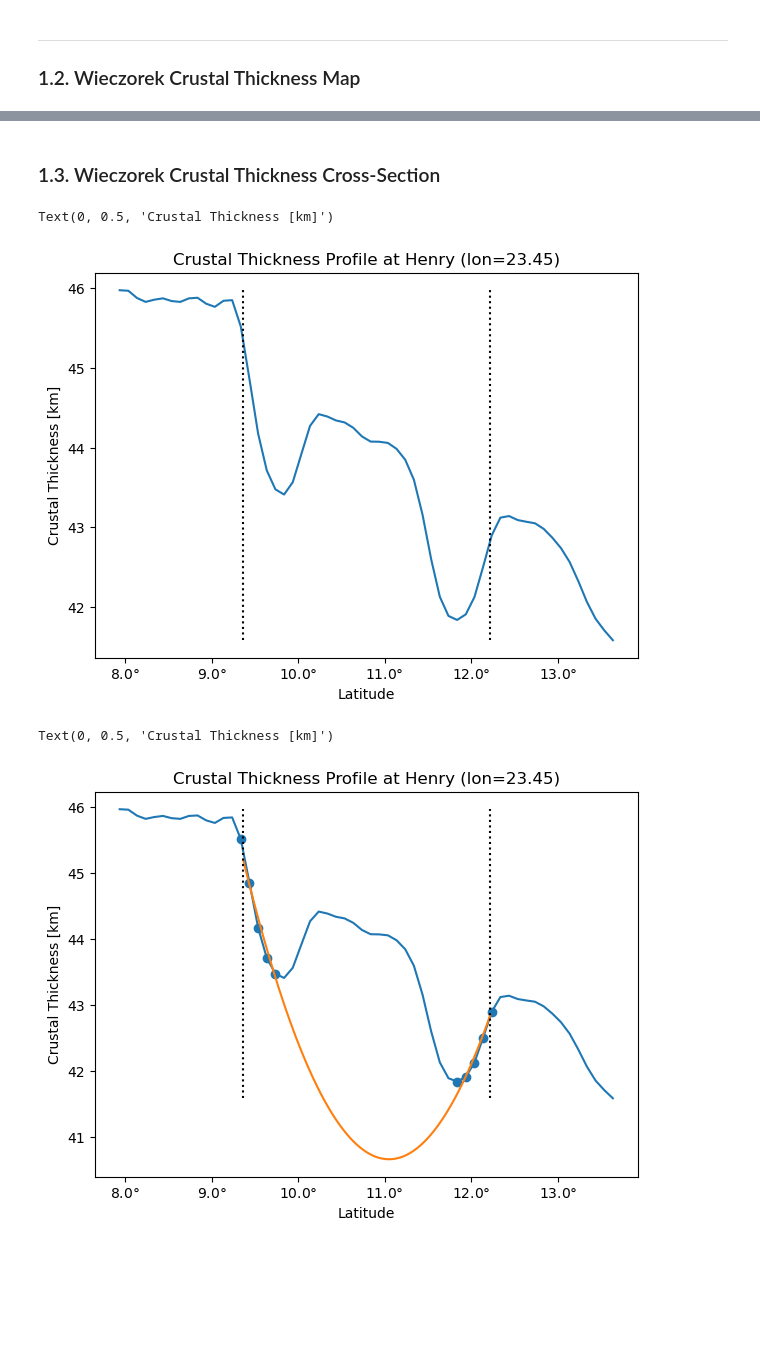
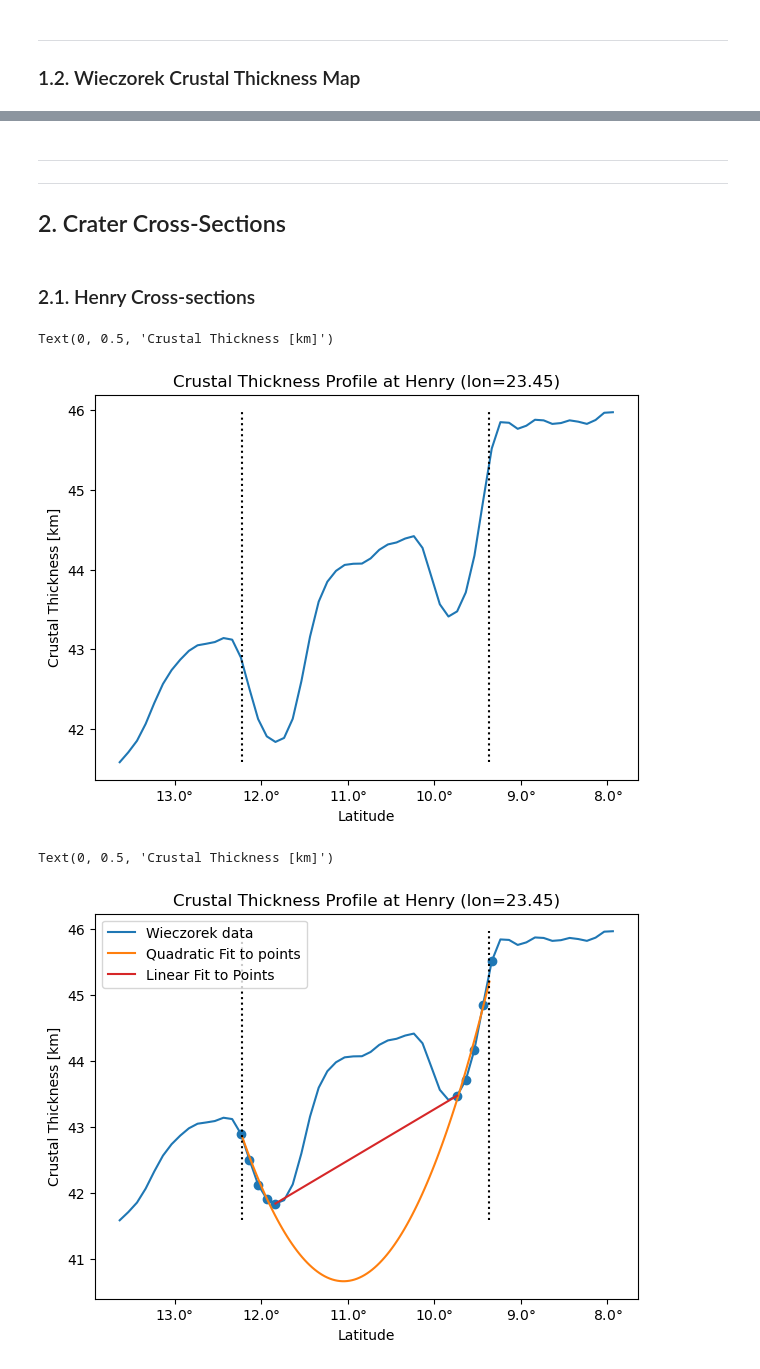
Before and after one commit to Humboldt-Penguin/Mars-Magnetics-Research, a Jupyter notebook: code/05_mag_src_map/src/main/henry_cr_thick.ipynb, the cells around one changed output, grey strips where cells are left out. Saved outputs shown, nothing was run; the diff lists cells and outputs as text; code cells hidden in the pictures; blank space fills up the shorter version.

Commit message:
added interpolation + many plots

```diff
--- a/code/05_mag_src_map/src/main/henry_cr_thick.ipynb
+++ b/code/05_mag_src_map/src/main/henry_cr_thick.ipynb
@@ -107,5 +118,9 @@ plotCrater(crater_name, 1.3, 0.01)
-# %% [markdown]
-### 1.3. Wieczorek Crustal Thickness Cross-Section
+# %% [markdown]
+---
+---
+## 2. Crater Cross-Sections
+# %% [markdown]
+### 2.1. Henry Cross-sections
 # %%
 crater_name = 'Henry'
 scaling = 2
@@ -138,7 +153,7 @@ fig = plt.figure(figsize=(7,5))
 ax = plt.axes()
 lin = ax.plot(lat_range, dat)
 
-# ax.invert_xaxis()
+ax.invert_xaxis()
 
 ax.vlines(x=[crater_lat_bottom, crater_lat_top], ymin=np.amin(dat), ymax=np.amax(dat), colors='k', linestyles='dotted')
 
@@ -148,7 +163,7 @@ ax.xaxis.set_major_formatter('{x}$\degree$')
 ax.set_ylabel('Crustal Thickness [km]')
 # %% [output]
 Text(0, 0.5, 'Crustal Thickness [km]')
-[figure, old version]
+[figure, new version]
 # %%
 ''' Get cross-sectional data '''
 
@@ -184,9 +199,9 @@ dat = np.asarray(dat)
 
 ''' Isolate un-altered crater data + fit '''
 
+bounds = [9.25, 9.75, 11.8, 12.25]
 
-
-ind = np.where((9.25 < lat_range) & (lat_range < 9.75) | (11.8 < lat_range) & (lat_range < 12.25))
+ind = np.where((bounds[0] < lat_range) & (lat_range < bounds[1]) | (bounds[2] < lat_range) & (lat_range < bounds[3]))
 lat_range_crop = lat_range[ind]
 dat_crop = dat[ind]
 
@@ -196,35 +211,46 @@ dat_crop = dat[ind]
 from scipy.optimize import curve_fit
 
 def model_f(x,a,b,c):
     return a*(x-b)**2 + c
 
-popt, pcov = curve_fit(model_f, lat_range_crop, dat_crop, p0=[1,11,40])
+popt, pcov = curve_fit(model_f, lat_range_crop, dat_crop, p0=[1,11,45])
 
 a_opt, b_opt, c_opt = popt
 x_model = np.linspace(crater_lat_bottom, crater_lat_top, 100)
 y_model = model_f(x_model, a_opt, b_opt, c_opt)
 
 
 
 
 ''' Plot data and fit '''
 
 
 fig = plt.figure(figsize=(7,5))
 ax = plt.axes()
 
-lin_dat = ax.plot(lat_range, dat, color='C0')
-lin_fit = ax.plot(x_model, y_model, color='C1')
+lin_dat, = ax.plot(lat_range, dat, color='C0')
+lin_dat.set_label('Wieczorek data')
+
 scat_training = ax.scatter(lat_range_crop, dat_crop, color='C0')
 
-# ax.invert_xaxis()
+lin_quad_fit, = ax.plot(x_model, y_model, color='C1')
+lin_quad_fit.set_label('Quadratic Fit to points')
+
+left = np.abs(lat_range_crop-bounds[1]).argmin()
+right = np.abs(lat_range_crop-bounds[2]).argmin()
+lin_linear_fit, = ax.plot([lat_range_crop[left], lat_range_crop[right]], [dat_crop[left], dat_crop[right]], color='C3')
+lin_linear_fit.set_label('Linear Fit to Points')
+
+ax.legend()
+
+ax.invert_xaxis()
 
 ax.vlines(x=[crater_lat_bottom, crater_lat_top], ymin=np.amin(dat), ymax=np.amax(dat), colors='k', linestyles='dotted')
 
 ax.set_title(f'Crustal Thickness Profile at {crater_name} (lon={lon:0.2f})')
 ax.set_xlabel('Latitude')
 ax.xaxis.set_major_formatter('{x}$\degree$')
 ax.set_ylabel('Crustal Thickness [km]')
 # %% [output]
 Text(0, 0.5, 'Crustal Thickness [km]')
-[figure, old version]
+[figure, new version]
```
Also changed, not shown: parts of 9 cells of this notebook, 1 other file.
